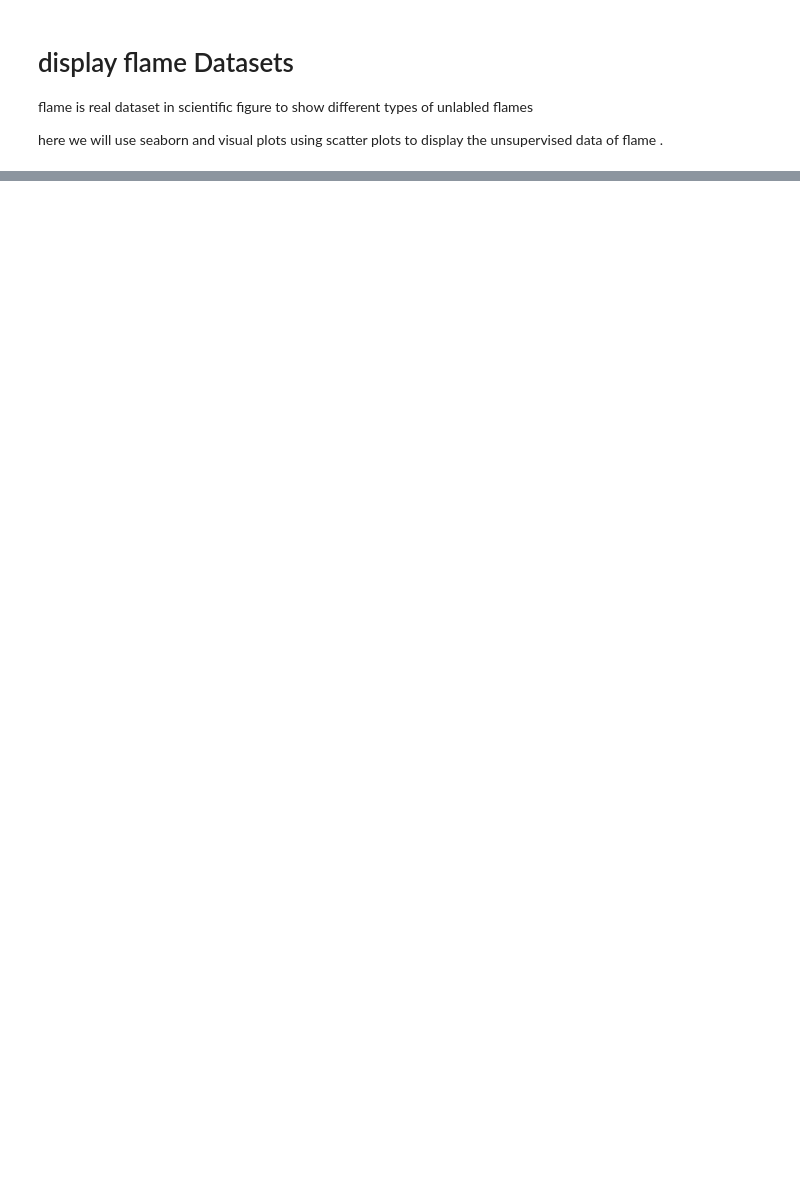
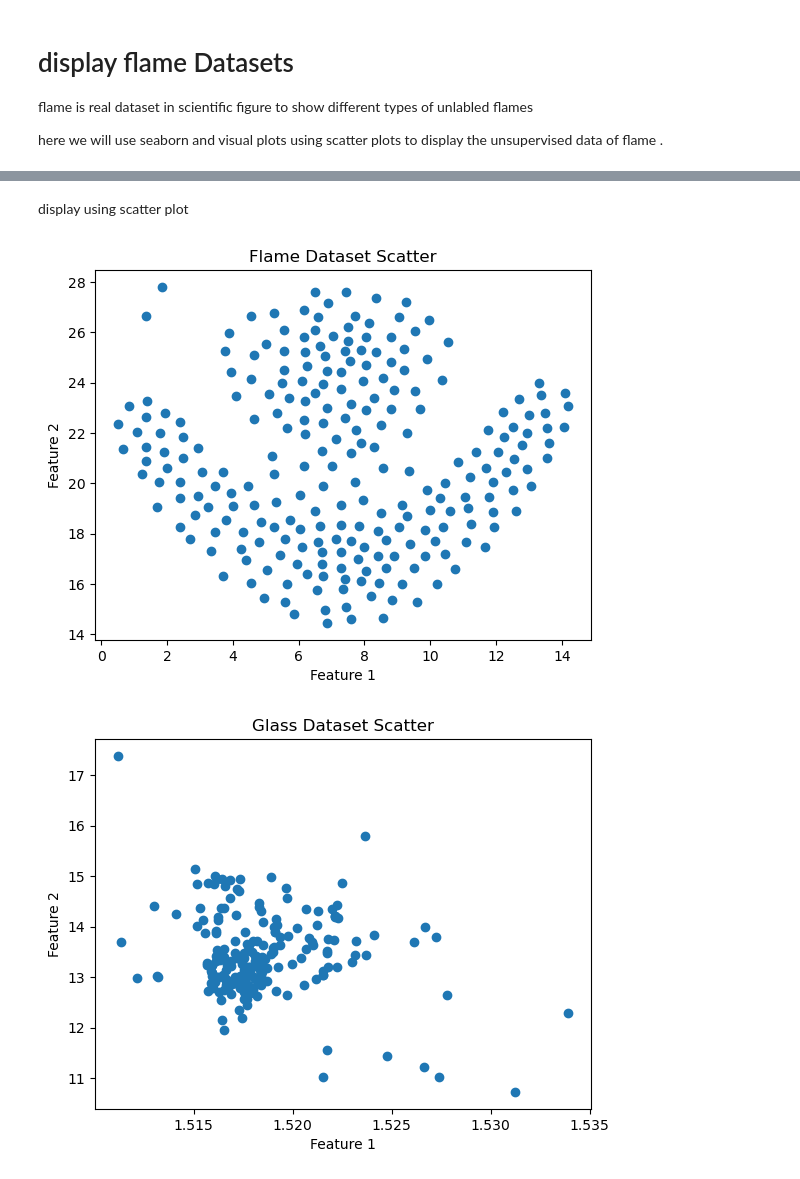
Before and after one commit to muhamedah/clustering, a Jupyter notebook: kmeans.ipynb, the cells around one changed output, grey strips where cells are left out. Drawn from its saved outputs; the diff is of its cells as text; code cells hidden in the pictures; blank space fills up the shorter version.

Commit message:
added visuals

```diff
--- a/kmeans.ipynb
+++ b/kmeans.ipynb
@@ -26,5 +28,13 @@ from sklearn.decomposition import PCA  # Dimensionality reduction
 # %%
-data = pd.read_csv('Datasets/small/flame.csv', header=None)
+df_flame = pd.read_csv('Datasets/small/flame.csv', header=None)
+df_glass = pd.read_csv('Datasets/small/glass.csv', header=None)
+df_iris = pd.read_csv('Datasets/small/iris.csv', header=None)
+df_blobs = pd.read_csv('Datasets/medium/blobs.csv', header=None)
+df_varied = pd.read_csv('Datasets/medium/varied.csv', header=None)
+df_wine = pd.read_csv('Datasets/medium/wine.csv', header=None)
+df_banknote = pd.read_csv('Datasets/large/banknote.csv', header=None)
+df_ionosphere = pd.read_csv('Datasets/large/ionosphere.csv', header=None)
+df_sonar = pd.read_csv('Datasets/large/sonar.csv', header=None)
 # %% [markdown]
 # display flame Datasets
 flame is real dataset in scientific figure to show different types of unlabled flames
@@ -32,0 +99,42 @@ here we will use seaborn and visual plots using scatter plots to display the uns
+# %% [markdown]
+display using scatter plot
+# %%
+plt.scatter(df_flame.iloc[:,0], df_flame.iloc[:,1])
+plt.xlabel("Feature 1")
+plt.ylabel("Feature 2")
+plt.title("Flame Dataset Scatter")
+plt.show()
+
+plt.scatter(df_glass.iloc[:,0], df_glass.iloc[:,1])
+plt.xlabel("Feature 1")
+plt.ylabel("Feature 2")
+plt.title("Glass Dataset Scatter")
+plt.show()
+
+plt.scatter(df_iris.iloc[:,0], df_iris.iloc[:,1])
+plt.xlabel("Feature 1")
+plt.ylabel("Feature 2")
+plt.title("Iris Dataset Scatter")
+plt.show()
+
+plt.scatter(df_glass.iloc[:,0], df_glass.iloc[:,1])
+plt.xlabel("Feature 1")
+plt.ylabel("Feature 2")
+plt.title("Glass Dataset Scatter")
+plt.show()
+
+
+plt.scatter(df_blobs.iloc[:,0], df_blobs.iloc[:,1])
+plt.xlabel("Feature 1")
+plt.ylabel("Feature 2")
+plt.title("Blobs Dataset Scatter")
+plt.show()
+
+plt.scatter(df_varied.iloc[:,0], df_varied.iloc[:,1])
+plt.xlabel("Feature 1")
+plt.ylabel("Feature 2")
+plt.title("Varied Dataset Scatter")
+plt.show()
+# %% [output]
+[figure, added]
+[figure, added]
```
Also changed, not shown: parts of 6 cells of this notebook.
